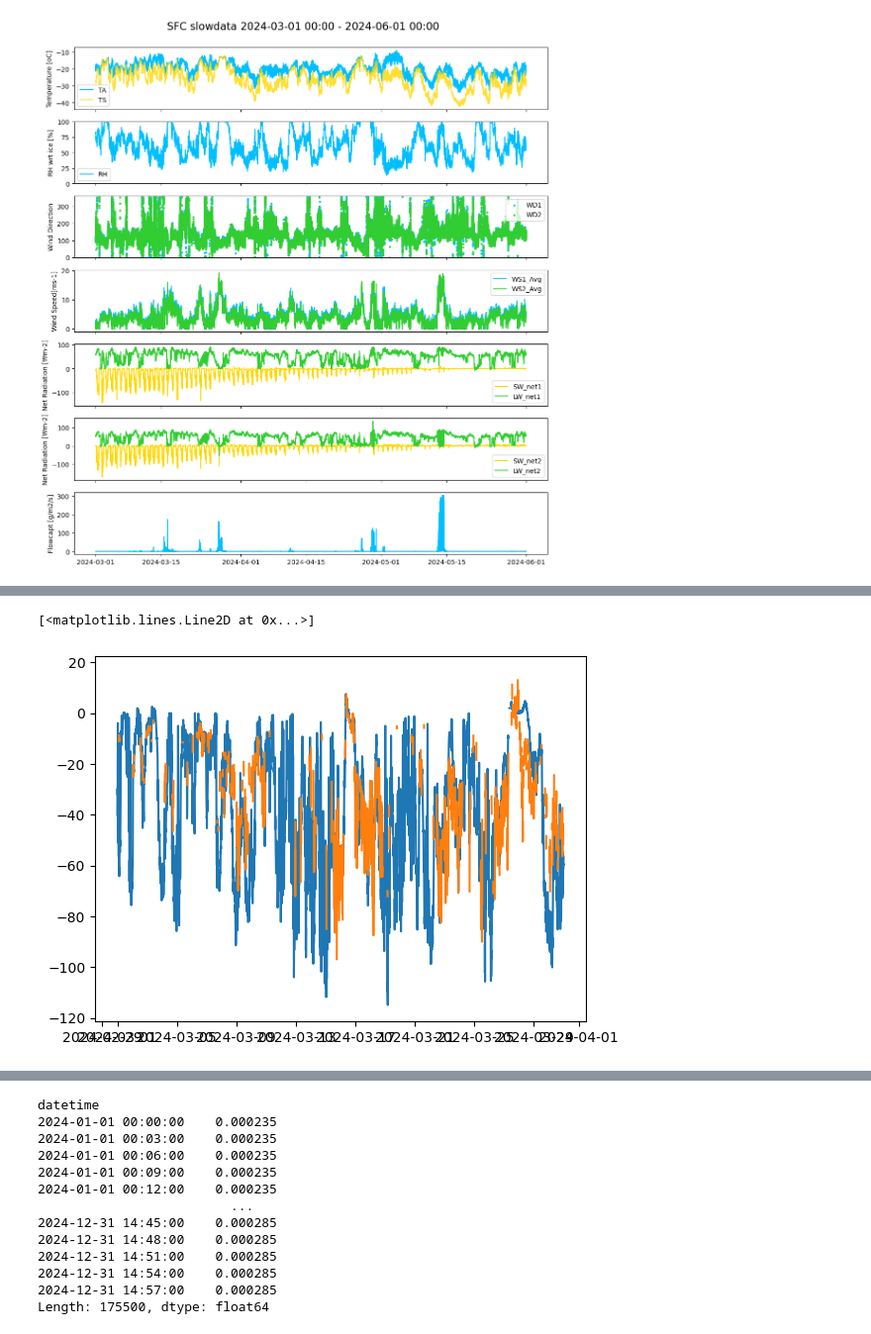
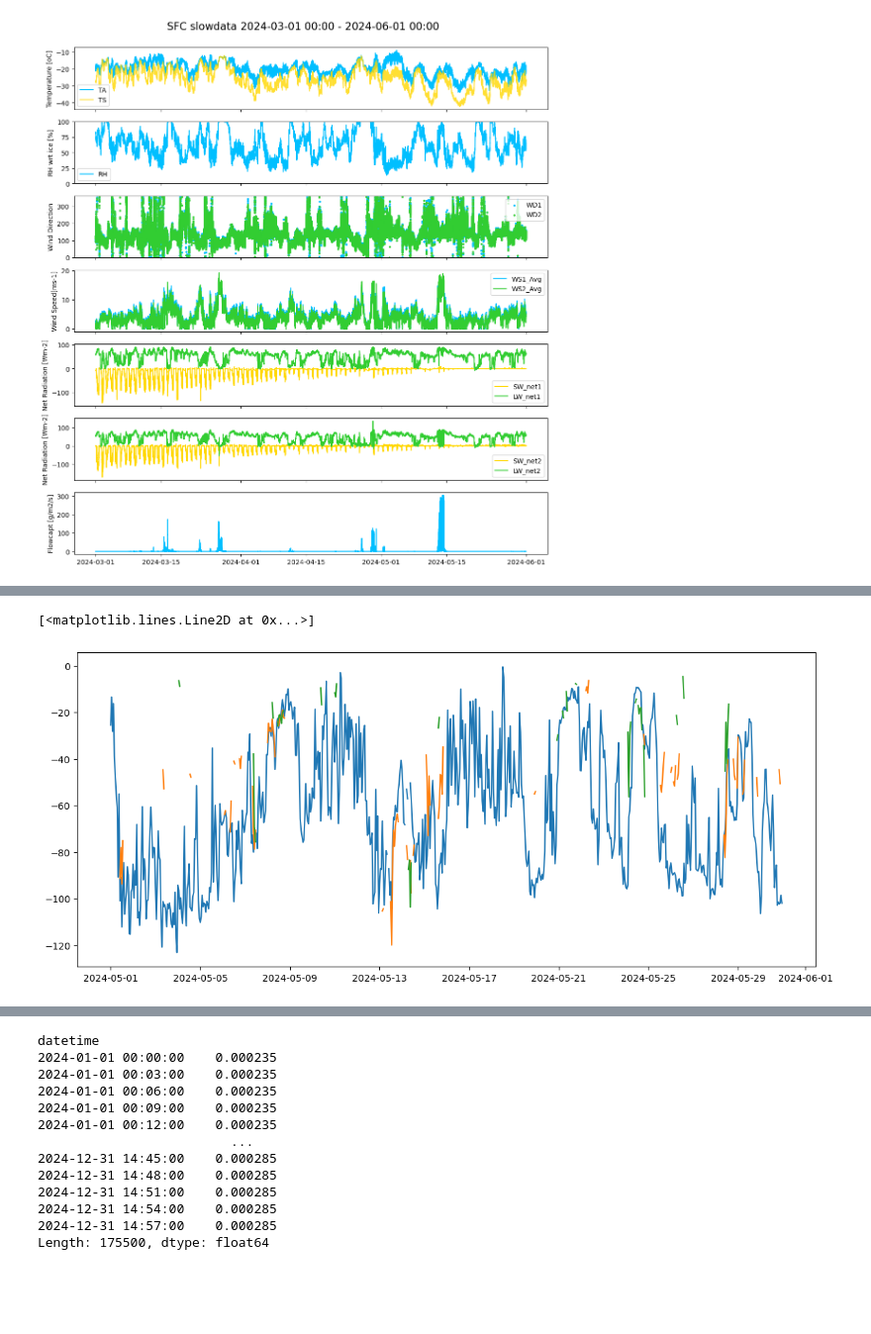
Before and after one commit to Rainette9/DataProcessingScripts, a Jupyter notebook: notebooks/MO_fluxes.ipynb, the cells around one changed output, grey strips where cells are left out. Shown at 99% size. Drawn from its saved outputs; the diff is of its cells as text; code cells hidden in the pictures; blank space fills up the shorter version.

```diff
--- a/notebooks/MO_fluxes.ipynb
+++ b/notebooks/MO_fluxes.ipynb
@@ -87,14 +87,14 @@ Found wind file: CR6_STN1wind.csv
 folder='/home/engbers/Documents/PhD/EC_data_convert/'
 
 sensor='SFC_DR'
-fluxes_SFC = read_eddypro_data(folder, sensor)
+fluxes_SFC = read_eddypro_data(folder, sensor, qc_level=1)
 fluxes_SFC_qc = read_eddypro_data(folder, sensor, qc=True)
 sensor='CSAT_16m_DR'
-fluxes_16m = read_eddypro_data(folder, sensor)
+fluxes_16m = read_eddypro_data(folder, sensor, qc_level=1)
 fluxes_16m_qc = read_eddypro_data(folder, sensor, qc=True)
 sensor='CSAT_26m'
 fluxes_26m_qc = read_eddypro_data(folder, sensor, qc=True)
-fluxes_26m = read_eddypro_data(folder, sensor)
+fluxes_26m = read_eddypro_data(folder, sensor, qc_level=1)
 # %% [output]
 Files found: ['/home/engbers/Documents/PhD/EC_data_convert/SFC_DR/Eddypro_output/202405/eddypro_May2024_full_output_2025-05-22T145422_adv.csv', '/home/engbers/Documents/PhD/EC_data_convert/SFC_DR/Eddy ...
 Files found: ['/home/engbers/Documents/PhD/EC_data_convert/SFC_DR/Eddypro_output/202405/eddypro_May2024_qc_details_2025-05-22T145422_adv.csv', '/home/engbers/Documents/PhD/EC_data_convert/SFC_DR/Eddyp ...
@@ -103,11 +103,11 @@ Files found: ['/home/engbers/Documents/PhD/EC_data_convert/CSAT_16m_DR/Eddypro_o
 Files found: ['/home/engbers/Documents/PhD/EC_data_convert/CSAT_26m/EddyPro_output/202405/eddypro_26m_May2024_qc_details_2025-05-19T132715_adv.csv', '/home/engbers/Documents/PhD/EC_data_convert/CSAT_2 ...
 Files found: ['/home/engbers/Documents/PhD/EC_data_convert/CSAT_26m/EddyPro_output/202405/eddypro_26m_May2024_full_output_2025-05-19T132715_adv.csv', '/home/engbers/Documents/PhD/EC_data_convert/CSAT_ ...
 # %%
-z0, z0rolling=compute_roughness_length(fluxes_SFC, fluxes_SFC_qc, 1.5)
+z0, z0rolling=compute_roughness_length(fluxes_SFC, fluxes_SFC_qc,heights['sonic'])
 # %%
 # Get data without units first
-start='2024-03-01'
-end='2024-03-30'
+start='2024-05-01'
+end='2024-05-30'
 
 p_data = resample_with_threshold(fluxes_SFC['air_pressure'], '10min', 80)[start:end]
 T_data = resample_with_threshold(slowdata_cleaned['TA'], '10min', 80)[start:end]
@@ -208,7 +208,10 @@ time
 # %%
-plt.plot(result['H'])
-plt.plot(resample_with_threshold(fluxes_SFC['H'], '10min', 60)[start:end])
+plt.figure(figsize=(14,6))
+
+plt.plot(resample_with_threshold(result['H'], '1h', 80)[start:end])
+plt.plot(resample_with_threshold(fluxes_SFC['H'], '1h', 80)[start:end])
+plt.plot(resample_with_threshold(fluxes_16m['H'], '1h', 80)[start:end])
 # %% [output]
 [<matplotlib.lines.Line2D at 0x...>]
-[figure, old version]
+[figure, new version]
 # %%
```
Also changed, not shown: parts of 2 cells of this notebook, 18 other files.
